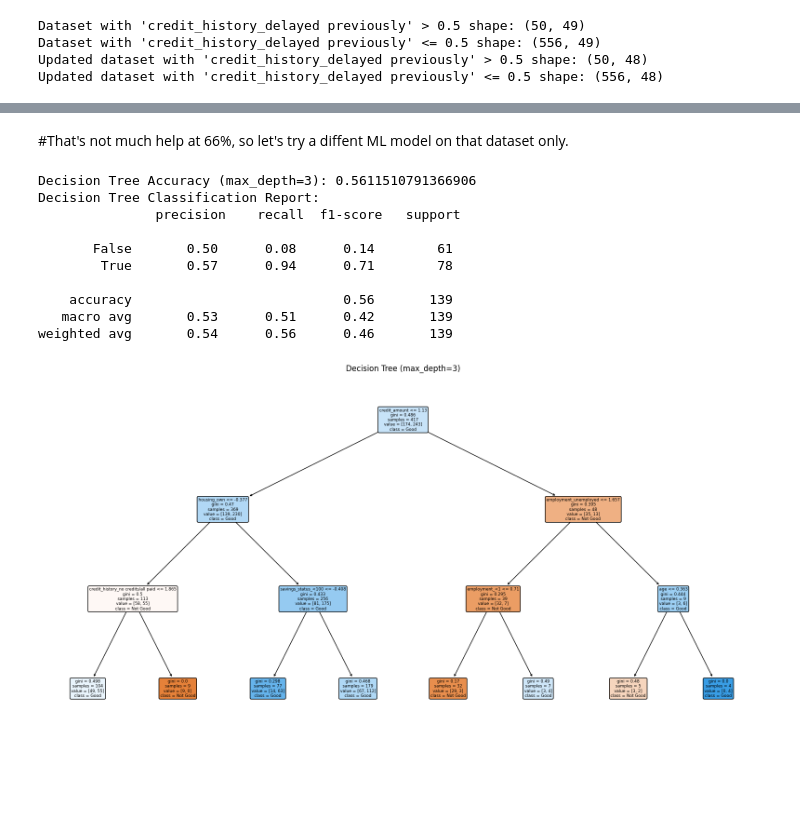
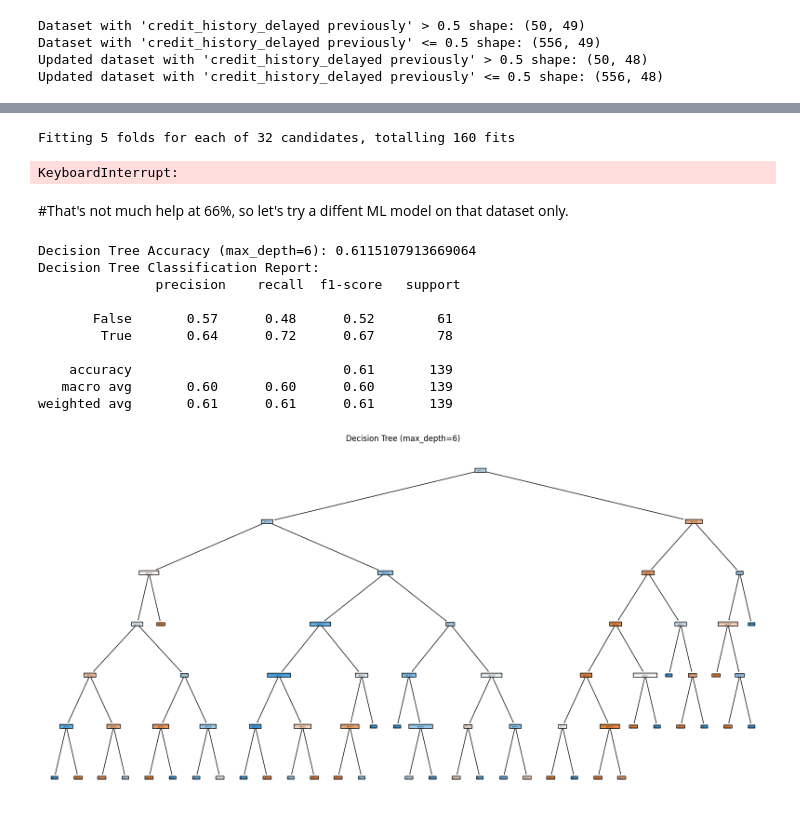
Before and after one commit to DarceCat/Adrian-Milroy, a Jupyter notebook: Loan_Default_'credit_g'.ipynb, the cells around one changed output, grey strips where cells are left out. Saved outputs shown, nothing was run; the diff lists cells and outputs as text; code cells hidden in the pictures; blank space fills up the shorter version.

```diff
--- a/Loan_Default_'credit_g'.ipynb
+++ b/Loan_Default_'credit_g'.ipynb
@@ -605,3 +800,35 @@ weighted avg       0.66      0.66      0.66       139
+# %%
+from sklearn.model_selection import GridSearchCV
+
+# Define the parameter grid
+param_grid = {
+    'C': [0.1, 1, 10, 100],
+    'gamma': [0.001, 0.01, 0.1, 1],
+    'kernel': ['linear', 'rbf']
+}
+
+# Initialize the SVM model
+svm = SVC(random_state=42)
+
+# Initialize GridSearchCV
+grid_search = GridSearchCV(estimator=svm, param_grid=param_grid, cv=5, n_jobs=-1, verbose=2)
+
+# Fit GridSearchCV
+grid_search.fit(X_train_scaled, y_train)
+
+# Best parameters and score
+print("Best Parameters:", grid_search.best_params_)
+print("Best Score:", grid_search.best_score_)
+
+# Evaluate the model with best parameters
+best_svm = grid_search.best_estimator_
+y_pred_svm = best_svm.predict(X_test_scaled)
+
+# Print classification report
+print("Classification Report for Best SVM Model:\n", classification_report(y_test, y_pred_svm))
+# %% [output]
+Fitting 5 folds for each of 32 candidates, totalling 160 fits
+KeyboardInterrupt:
 # %% [markdown]
 #That's not much help at 66%, so let's try a diffent ML model on that dataset only.
 # %%
@@ -619,38 +846,38 @@ y = dataset_credit_delayed_below_or_equal_0_5__48['class_good']
 # Standardize the features
 scaler = StandardScaler()
 X_scaled = scaler.fit_transform(X)
 
 # Split the dataset into training and test sets
 X_train, X_test, y_train, y_test = train_test_split(X_scaled, y, test_size=0.25, random_state=42)
 
 # Set the maximum depth of the decision tree
-max_depth = 3  # You can change this value to control the depth
+max_depth = 6  # You can change this value to control the depth
 
 # Initialize and train the Decision Tree model
 model = DecisionTreeClassifier(max_depth=max_depth, random_state=42)
 model.fit(X_train, y_train)
 
 # Make predictions
 y_pred = model.predict(X_test)
 
 # Evaluation metrics
 print(f"Decision Tree Accuracy (max_depth={max_depth}):", accuracy_score(y_test, y_pred))
 print("Decision Tree Classification Report:\n", classification_report(y_test, y_pred))
 
 # Plot the Decision Tree
 plt.figure(figsize=(20, 10))
 tree.plot_tree(model, filled=True, feature_names=X.columns, class_names=['Not Good', 'Good'], rounded=True)
 plt.title(f"Decision Tree (max_depth={max_depth})")
 plt.show()
 # %% [output]
-Decision Tree Accuracy (max_depth=3): 0.5611510791366906
+Decision Tree Accuracy (max_depth=6): 0.6115107913669064
 Decision Tree Classification Report:
                precision    recall  f1-score   support
 
-       False       0.50      0.08      0.14        61
-        True       0.57      0.94      0.71        78
+       False       0.57      0.48      0.52        61
+        True       0.64      0.72      0.67        78
 
-    accuracy                           0.56       139
-   macro avg       0.53      0.51      0.42       139
-weighted avg       0.54      0.56      0.46       139
+    accuracy                           0.61       139
+   macro avg       0.60      0.60      0.60       139
+weighted avg       0.61      0.61      0.61       139
-[figure, old version]
+[figure, new version]
```
Also changed, not shown: parts of 13 cells of this notebook.
